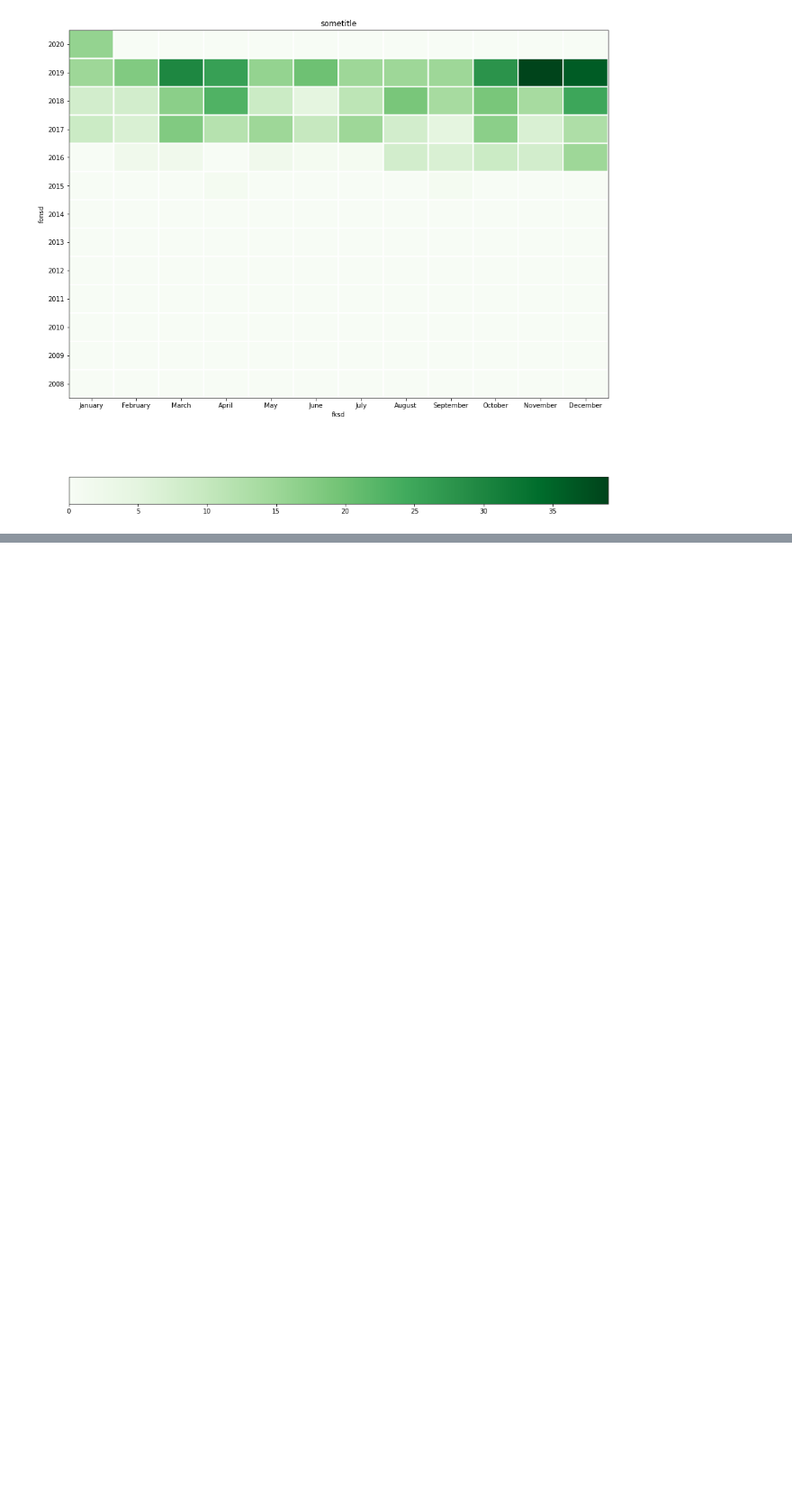
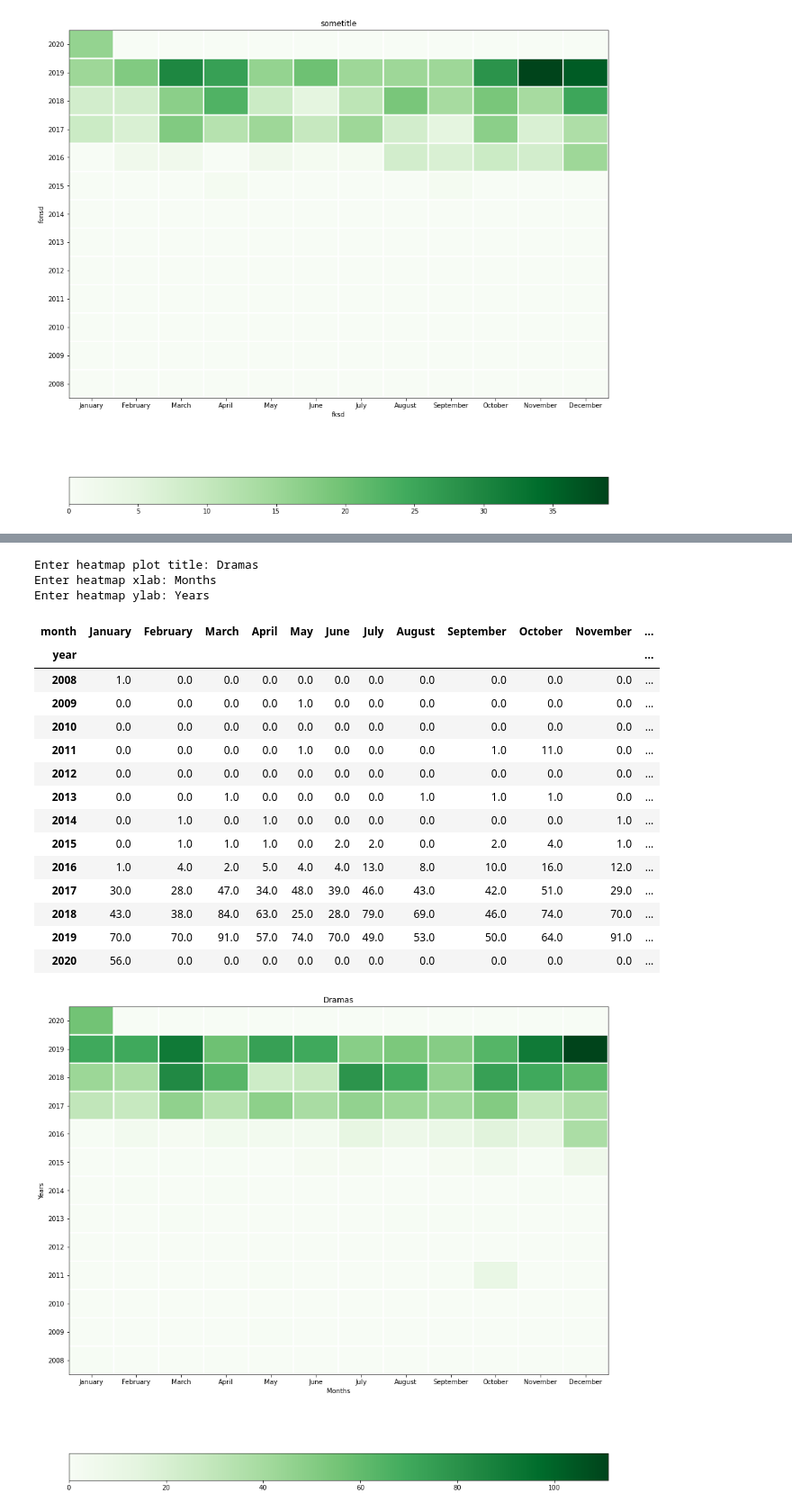
Before and after one commit to aSkailand/dat540-netflix_catalogue, a Jupyter notebook: src/patterns_in_genres.ipynb, the cells around one changed output, grey strips where cells are left out. Shown: that part at 90% size. Drawn from its saved outputs; the diff is of its cells as text; code cells hidden in the pictures; blank space fills up the shorter version.

```diff
--- a/src/patterns_in_genres.ipynb
+++ b/src/patterns_in_genres.ipynb
@@ -221,3 +221,9 @@ df_romantic_tab = yrs_months.create_table(df_romantic)
 yrs_months.heatmap(df_romantic_tab,title="sometitle",xlab="fksd",ylab="fonsd")
 # %% [output]
 [figure]
+# %%
+df_dramas = data_set[["date_added","listed_in"]].copy()
+df_dramas = df_dramas[df_dramas["listed_in"].str.contains("Dramas")]
+# %%
+yrs_months.heatplot_analysis(df_dramas)
+# %% [output]
@@ -223,0 +240,19 @@ yrs_months.heatmap(df_romantic_tab,title="sometitle",xlab="fksd",ylab="fonsd")
+Enter heatmap plot title: Dramas
+Enter heatmap xlab: Months
+Enter heatmap ylab: Years
+| month | January | February | March | April | May | June | July | August | September | October | November | ... |
+| year |  |  |  |  |  |  |  |  |  |  |  | ... |
+| 2008 | 1.0 | 0.0 | 0.0 | 0.0 | 0.0 | 0.0 | 0.0 | 0.0 | 0.0 | 0.0 | 0.0 | ... |
+| 2009 | 0.0 | 0.0 | 0.0 | 0.0 | 1.0 | 0.0 | 0.0 | 0.0 | 0.0 | 0.0 | 0.0 | ... |
+| 2010 | 0.0 | 0.0 | 0.0 | 0.0 | 0.0 | 0.0 | 0.0 | 0.0 | 0.0 | 0.0 | 0.0 | ... |
+| 2011 | 0.0 | 0.0 | 0.0 | 0.0 | 1.0 | 0.0 | 0.0 | 0.0 | 1.0 | 11.0 | 0.0 | ... |
+| 2012 | 0.0 | 0.0 | 0.0 | 0.0 | 0.0 | 0.0 | 0.0 | 0.0 | 0.0 | 0.0 | 0.0 | ... |
+| 2013 | 0.0 | 0.0 | 1.0 | 0.0 | 0.0 | 0.0 | 0.0 | 1.0 | 1.0 | 1.0 | 0.0 | ... |
+| 2014 | 0.0 | 1.0 | 0.0 | 1.0 | 0.0 | 0.0 | 0.0 | 0.0 | 0.0 | 0.0 | 1.0 | ... |
+| 2015 | 0.0 | 1.0 | 1.0 | 1.0 | 0.0 | 2.0 | 2.0 | 0.0 | 2.0 | 4.0 | 1.0 | ... |
+| 2016 | 1.0 | 4.0 | 2.0 | 5.0 | 4.0 | 4.0 | 13.0 | 8.0 | 10.0 | 16.0 | 12.0 | ... |
+| 2017 | 30.0 | 28.0 | 47.0 | 34.0 | 48.0 | 39.0 | 46.0 | 43.0 | 42.0 | 51.0 | 29.0 | ... |
+| 2018 | 43.0 | 38.0 | 84.0 | 63.0 | 25.0 | 28.0 | 79.0 | 69.0 | 46.0 | 74.0 | 70.0 | ... |
+| 2019 | 70.0 | 70.0 | 91.0 | 57.0 | 74.0 | 70.0 | 49.0 | 53.0 | 50.0 | 64.0 | 91.0 | ... |
+| 2020 | 56.0 | 0.0 | 0.0 | 0.0 | 0.0 | 0.0 | 0.0 | 0.0 | 0.0 | 0.0 | 0.0 | ... |
+[figure, added]
```
Also changed, not shown: parts of 1 cell of this notebook, 4 other files.
